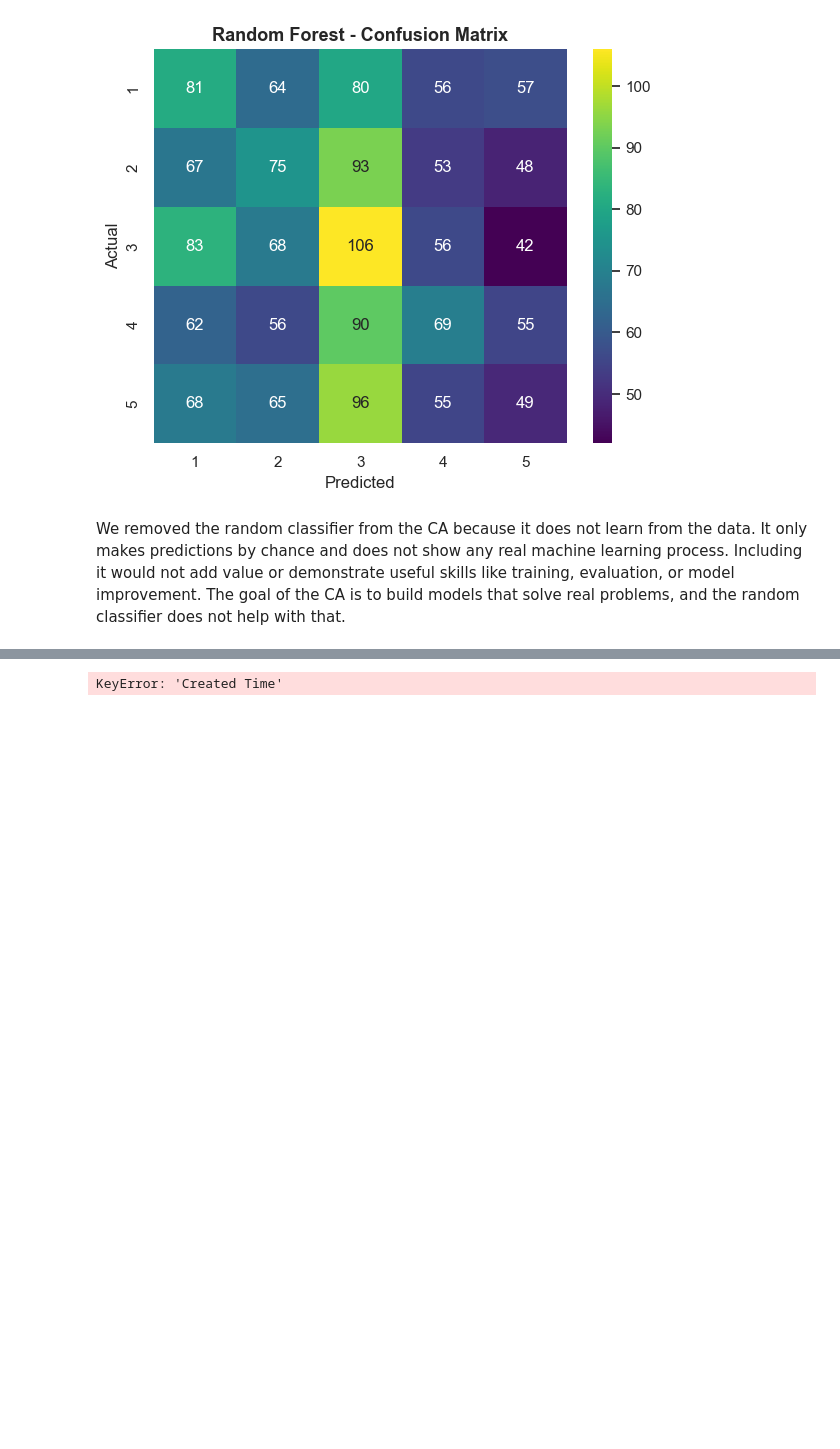
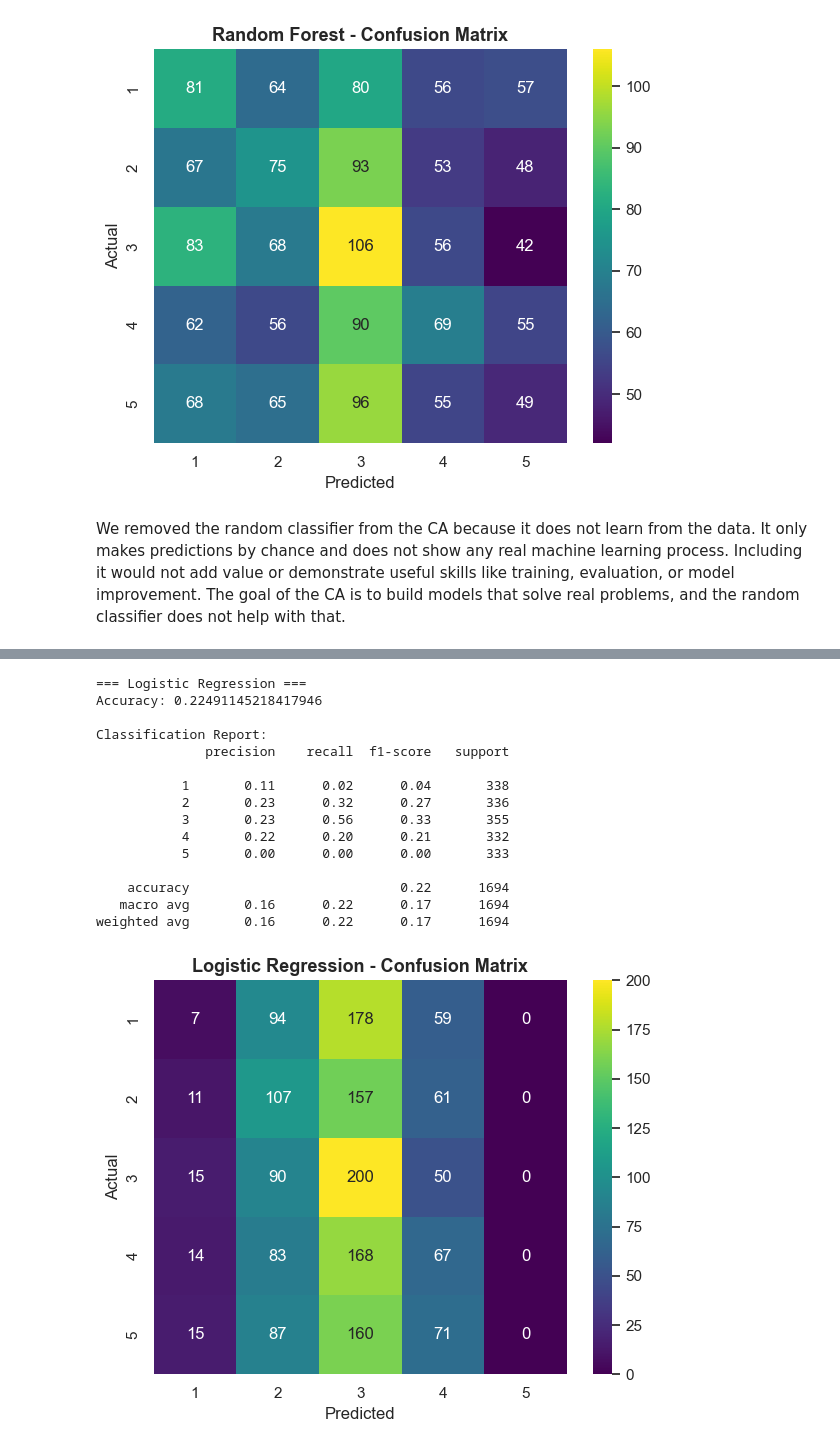
Before and after one commit to CCT-Dublin/capstone-project-feb-2024-pt-denissegarciavivolo, a Jupyter notebook: CA3_CapstoneProject_DenisseGarcia_Data1.ipynb, the cells around one changed output, grey strips where cells are left out. Saved outputs shown, nothing was run; the diff lists cells and outputs as text; code cells hidden in the pictures; blank space fills up the shorter version.

```diff
--- a/CA3_CapstoneProject_DenisseGarcia_Data1.ipynb
+++ b/CA3_CapstoneProject_DenisseGarcia_Data1.ipynb
@@ -745,34 +745,45 @@ print("Best Cross-Val Score:", grid_rfc.best_score_)
-# %%
-# 8. Forecasting Ticket Volumes
-
-# Prepare for forecasting (group by date)
-df['Date'] = df['Created Time'].dt.date
-daily_tickets = df.groupby('Date').size().reset_index(name='Ticket_Count')
-
-# Features
-daily_tickets['DayOfWeek'] = pd.to_datetime(daily_tickets['Date']).dt.dayofweek
-daily_tickets['Month'] = pd.to_datetime(daily_tickets['Date']).dt.month
-
-X_forecast = daily_tickets[['DayOfWeek', 'Month']]
-y_forecast = daily_tickets['Ticket_Count']
-
-# Train-Test
-Xf_train, Xf_test, yf_train, yf_test = train_test_split(X_forecast, y_forecast, test_size=0.2, random_state=42)
-
-# Model
-xgb_model = XGBRegressor()
-xgb_model.fit(Xf_train, yf_train)
-yf_pred = xgb_model.predict(Xf_test)
-
-# Metrics
-print("MAE:", mean_absolute_error(yf_test, yf_pred))
-print("R²:", r2_score(yf_test, yf_pred))
-
-# Plot actual vs predicted
-plt.plot(yf_test.values, label='Actual')
-plt.plot(yf_pred, label='Predicted')
-plt.legend()
-plt.title('Actual vs Predicted Ticket Volumes')
-plt.show()
-# %% [output]
-KeyError: 'Created Time'
+# %%
+from sklearn.linear_model import LogisticRegression
+from sklearn.metrics import classification_report, confusion_matrix, accuracy_score
+import matplotlib.pyplot as plt
+import seaborn as sns
+
+# Train the model
+logreg = LogisticRegression(multi_class='multinomial', solver='lbfgs', max_iter=500, random_state=42)
+logreg.fit(X_train, y_train)
+
+# Predict
+y_pred_log = logreg.predict(X_test)
+
+# Evaluate
+print("=== Logistic Regression ===")
+print("Accuracy:", accuracy_score(y_test, y_pred_log))
+print("\nClassification Report:")
+print(classification_report(y_test, y_pred_log, zero_division=0))
+
+# Confusion Matrix
+cm = confusion_matrix(y_test, y_pred_log)
+plt.figure(figsize=(6, 5))
+sns.heatmap(cm, annot=True, fmt="d", cmap="viridis", xticklabels=[1,2,3,4,5], yticklabels=[1,2,3,4,5])
+plt.title("Logistic Regression - Confusion Matrix", fontsize=13, weight='bold')
+plt.xlabel("Predicted")
+plt.ylabel("Actual")
+plt.tight_layout()
+plt.show()
+# %% [output]
+=== Logistic Regression ===
+Accuracy: 0.22491145218417946
+
+Classification Report:
+              precision    recall  f1-score   support
+
+           1       0.11      0.02      0.04       338
+           2       0.23      0.32      0.27       336
+           3       0.23      0.56      0.33       355
+           4       0.22      0.20      0.21       332
+           5       0.00      0.00      0.00       333
+
+    accuracy                           0.22      1694
+   macro avg       0.16      0.22      0.17      1694
+weighted avg       0.16      0.22      0.17      1694
+[figure, added]
```
Also changed, not shown: parts of 5 cells of this notebook.
